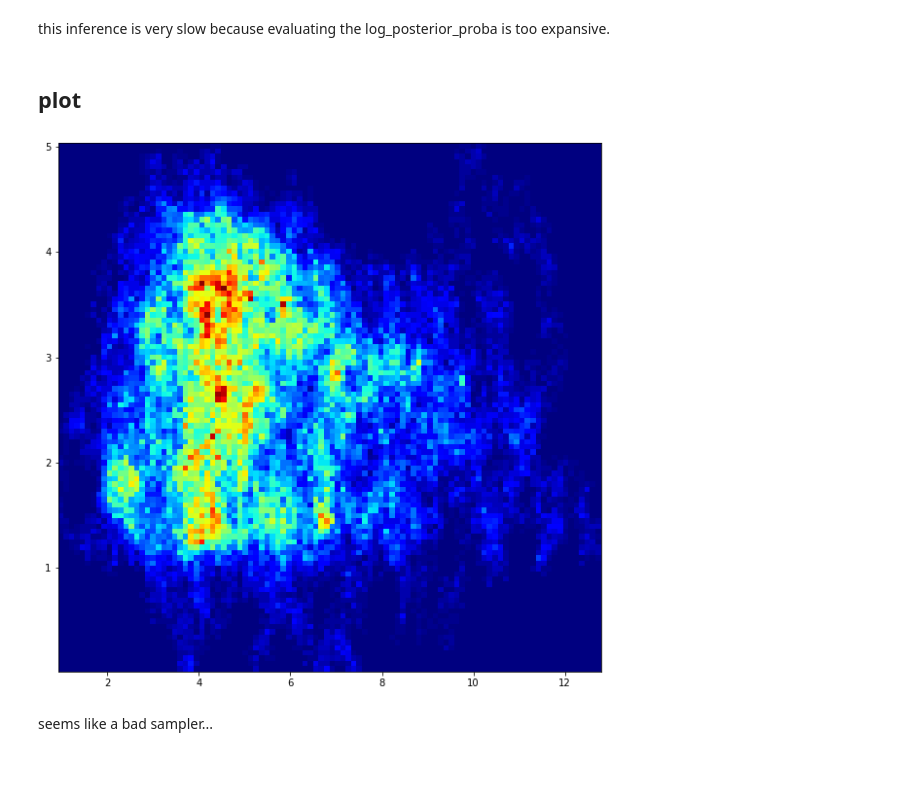
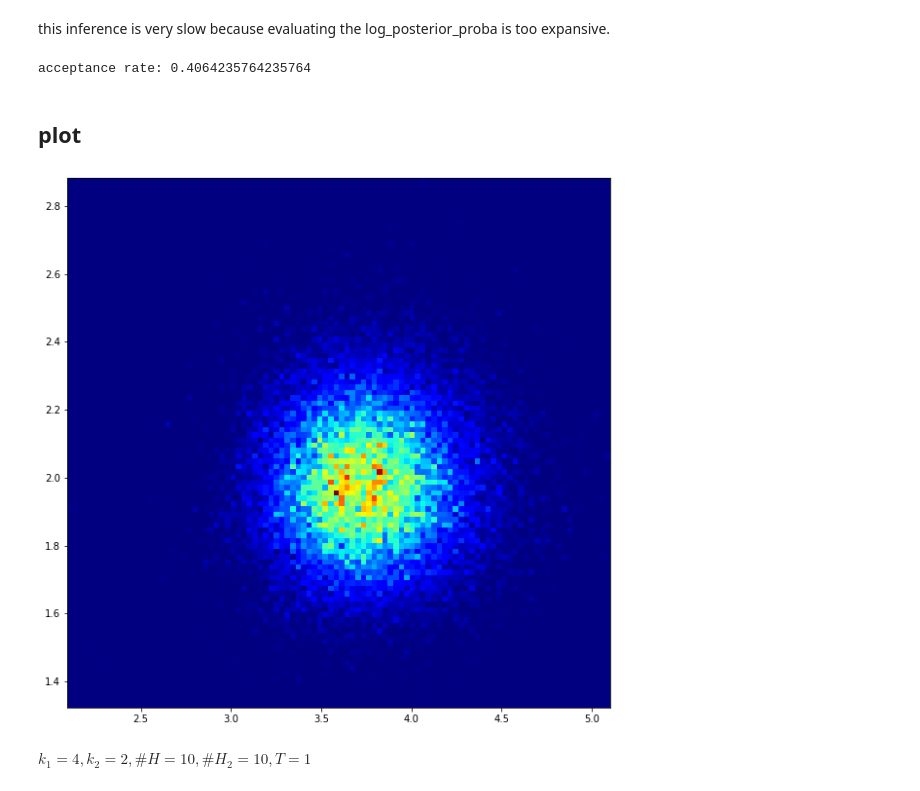
Before and after one commit to WangHaiYang874/ABC22, a Jupyter notebook: done works/gilespe hydroden mcmc inference 0.ipynb, the cells around one changed output. Drawn from its saved outputs; the diff is of its cells as text; code cells hidden in the pictures.

```diff
--- a/done works/gilespe hydroden mcmc inference 0.ipynb
+++ b/done works/gilespe hydroden mcmc inference 0.ipynb
@@ -12,0 +19,16 @@ n_cpus = max(os.cpu_count()//2,1)
+# %%
+k1 = 4
+k2 = 2
+NH = 10
+NH2 = 10
+X_init = np.array((NH,NH2))
+T = 1
+
+# here are some other parameters that is unrelevant to gilespe
+data_size = 5
+k1_range = (1,7)
+k2_range = (1,3)
+theta = np.array((k1,k2))
+parameter_range = np.array((k1_range,k2_range)).T
+
+area = (k1_range[1]-k1_range[0])*(k2_range[1]-k2_range[0])
@@ -22,20 +52,6 @@ it has done before, the parameters are
 - $T$: total time of simulation
 
 and I am just going to copy my previous codes here
-# %%
-k1 = 4
-k2 = 2
-NH = 10
-NH2 = 10
-T = 1
-
-# here are some other parameters that is unrelevant to gilespe
-data_size = 5
-k1_range = (1,7)
-k2_range = (1,3)
-parameter_range = (k1_range,k2_range)
-
-area = (k1_range[1]-k1_range[0])*(k2_range[1]-k2_range[0])
 # %%
 def product(a,b):
     '''
@@ -164,10 +179,0 @@ observation = [chem_sys.simulation(T=T,record=True).to_numpy() for i in range(da
-# %%
-# plotting the number of O in each of the simulations
-
-plt.figure(figsize=(15,10))
-
-for sample in observation:
-    plt.plot(sample[:,0],sample[:,2])
-plt.xlabel('time')
-plt.ylabel('# of O')
-print()
@@ -257,14 +272,16 @@ this inference is very slow because evaluating the log_posterior_proba is too ex
 # %%
 mcmc = NaiveSampler(model=model)
 posterior_samples = mcmc.simulation(theta_range='positive',box_size=0.5, n=int(1e5))
+# %% [output]
+acceptance rate: 0.4064235764235764
 # %% [markdown]
 ## plot
 # %%
 XX, YY = posterior_samples.T
 plt.figure(figsize=(10,10))
-plt.hist2d(XX,YY,bins=(100,100)``,cmap='jet')
+plt.hist2d(XX,YY,bins=(100,100),cmap='jet')
 print()
 # %% [output]
-[figure, old version]
+[figure, new version]
-# %% [markdown]
-seems like a bad sampler...
+# %% [markdown]
+$k_1 = 4, k_2 = 2, \#H = 10, \#H_2 = 10, T = 1 $
```
Also changed, not shown: parts of 14 cells of this notebook.
